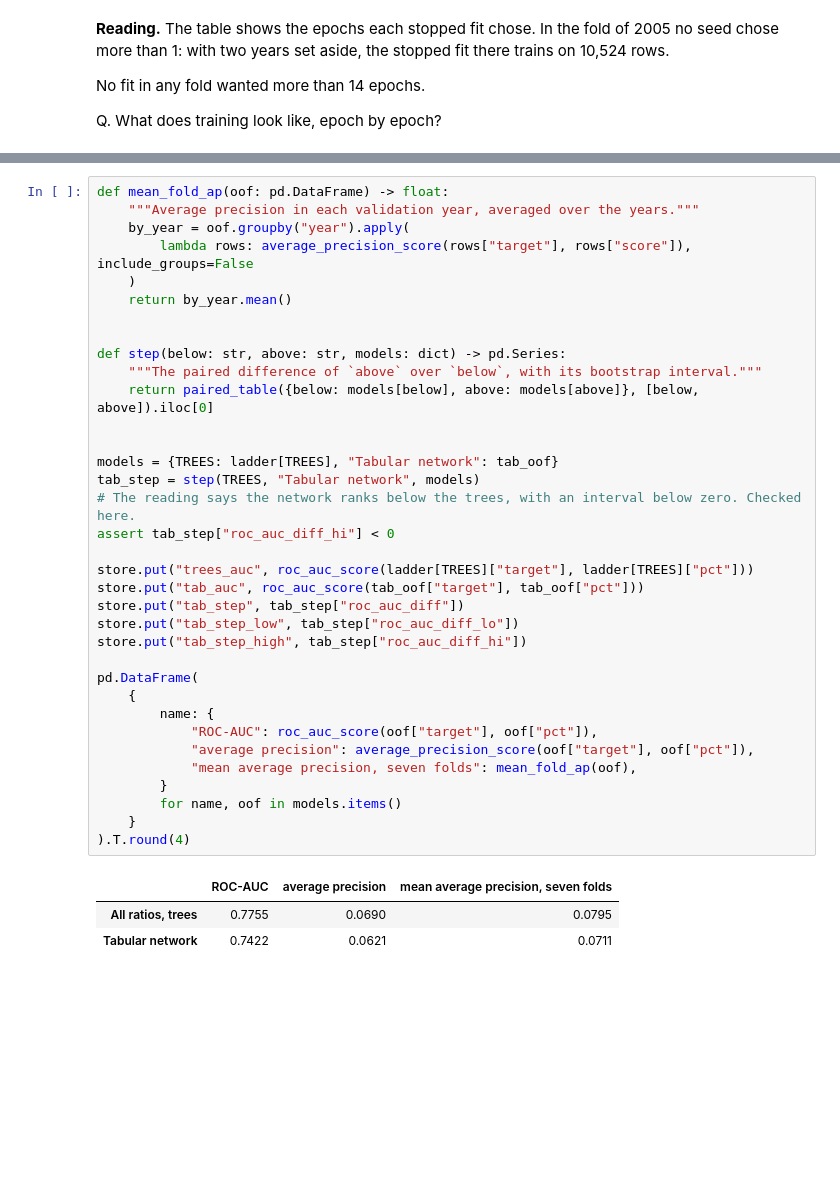
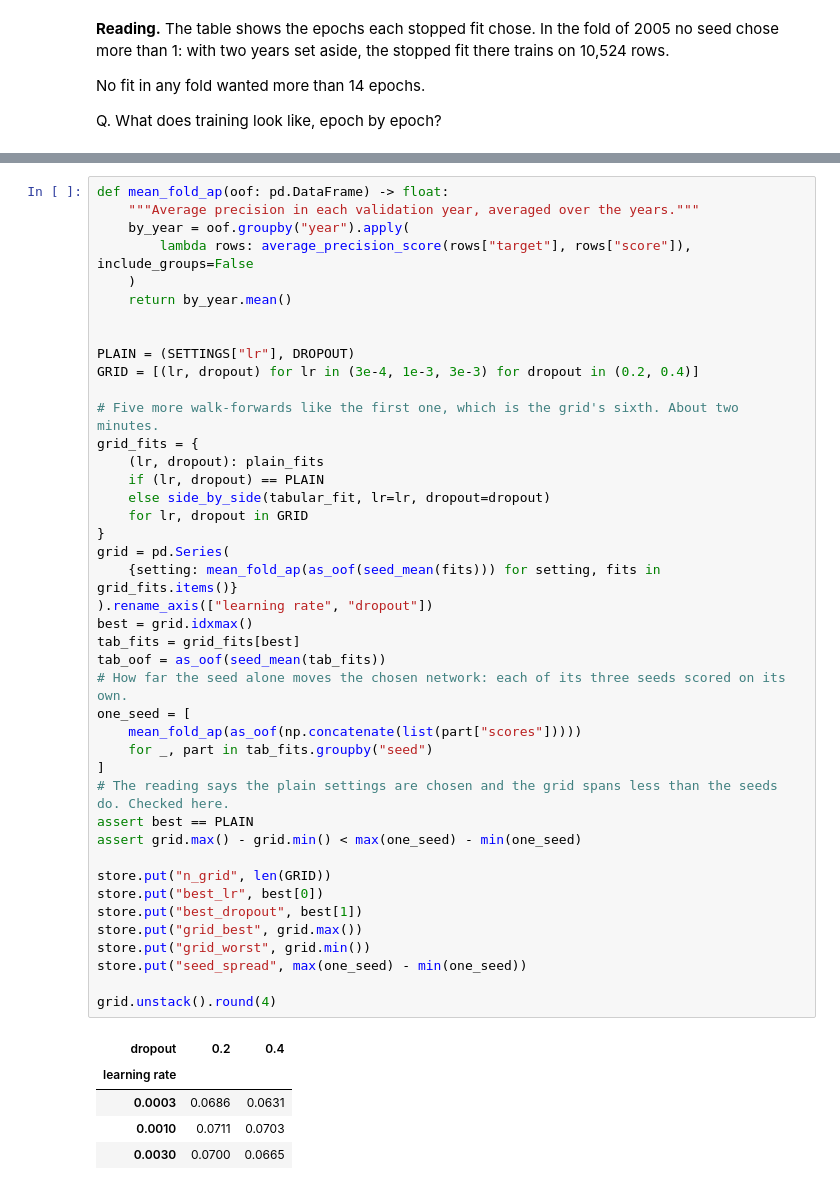
Before and after one commit to lenamonj/corp-default, a Jupyter notebook: notebooks/06_the_networks.ipynb, the cells around one changed output, grey strips where cells are left out. Saved outputs shown, nothing was run; the diff lists cells and outputs as text; blank space fills up the shorter version.

Commit message:
Chapter 6: an example grid search over learning rate and dropout
Co-Authored-By: Claude Fable 5.2 <noreply@anthropic.com>
Claude-Session: https://claude.ai/code/session_017hq6XKDhjb5AwMA5DJM48s

```diff
--- a/notebooks/06_the_networks.ipynb
+++ b/notebooks/06_the_networks.ipynb
@@ -577,40 +595,49 @@ Q. How does the network rank against the trees on the same ratios?
 # %%
 def mean_fold_ap(oof: pd.DataFrame) -> float:
     """Average precision in each validation year, averaged over the years."""
     by_year = oof.groupby("year").apply(
         lambda rows: average_precision_score(rows["target"], rows["score"]), include_groups=False
     )
     return by_year.mean()
 
 
-def step(below: str, above: str, models: dict) -> pd.Series:
-    """The paired difference of `above` over `below`, with its bootstrap interval."""
-    return paired_table({below: models[below], above: models[above]}, [below, above]).iloc[0]
+PLAIN = (SETTINGS["lr"], DROPOUT)
+GRID = [(lr, dropout) for lr in (3e-4, 1e-3, 3e-3) for dropout in (0.2, 0.4)]
 
+# Five more walk-forwards like the first one, which is the grid's sixth. About two minutes.
+grid_fits = {
+    (lr, dropout): plain_fits
+    if (lr, dropout) == PLAIN
+    else side_by_side(tabular_fit, lr=lr, dropout=dropout)
+    for lr, dropout in GRID
+}
+grid = pd.Series(
+    {setting: mean_fold_ap(as_oof(seed_mean(fits))) for setting, fits in grid_fits.items()}
+).rename_axis(["learning rate", "dropout"])
+best = grid.idxmax()
+tab_fits = grid_fits[best]
+tab_oof = as_oof(seed_mean(tab_fits))
+# How far the seed alone moves the chosen network: each of its three seeds scored on its own.
+one_seed = [
+    mean_fold_ap(as_oof(np.concatenate(list(part["scores"]))))
+    for _, part in tab_fits.groupby("seed")
+]
+# The reading says the plain settings are chosen and the grid spans less than the seeds do. Checked here.
+assert best == PLAIN
+assert grid.max() - grid.min() < max(one_seed) - min(one_seed)
 
-models = {TREES: ladder[TREES], "Tabular network": tab_oof}
-tab_step = step(TREES, "Tabular network", models)
-# The reading says the network ranks below the trees, with an interval below zero. Checked here.
-assert tab_step["roc_auc_diff_hi"] < 0
+store.put("n_grid", len(GRID))
+store.put("best_lr", best[0])
+store.put("best_dropout", best[1])
+store.put("grid_best", grid.max())
+store.put("grid_worst", grid.min())
+store.put("seed_spread", max(one_seed) - min(one_seed))
 
-store.put("trees_auc", roc_auc_score(ladder[TREES]["target"], ladder[TREES]["pct"]))
-store.put("tab_auc", roc_auc_score(tab_oof["target"], tab_oof["pct"]))
-store.put("tab_step", tab_step["roc_auc_diff"])
-store.put("tab_step_low", tab_step["roc_auc_diff_lo"])
-store.put("tab_step_high", tab_step["roc_auc_diff_hi"])
-
-pd.DataFrame(
-    {
-        name: {
-            "ROC-AUC": roc_auc_score(oof["target"], oof["pct"]),
-            "average precision": average_precision_score(oof["target"], oof["pct"]),
-            "mean average precision, seven folds": mean_fold_ap(oof),
-        }
-        for name, oof in models.items()
-    }
-).T.round(4)
+grid.unstack().round(4)
 # %% [output]
-|  | ROC-AUC | average precision | mean average precision, seven folds |
-| All ratios, trees | 0.7755 | 0.0690 | 0.0795 |
-| Tabular network | 0.7422 | 0.0621 | 0.0711 |
+| dropout | 0.2 | 0.4 |
+| learning rate |  |  |
+| 0.0003 | 0.0686 | 0.0631 |
+| 0.0010 | 0.0711 | 0.0703 |
+| 0.0030 | 0.0700 | 0.0665 |
 # %% [markdown]
```
Also changed, not shown: parts of 67 cells of this notebook, 1 other file.
